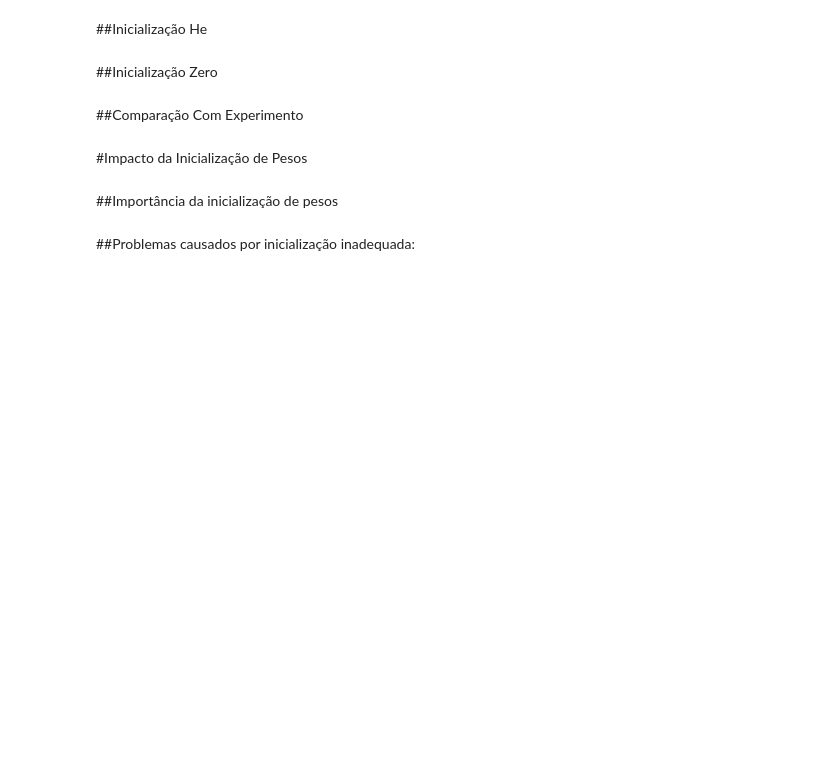
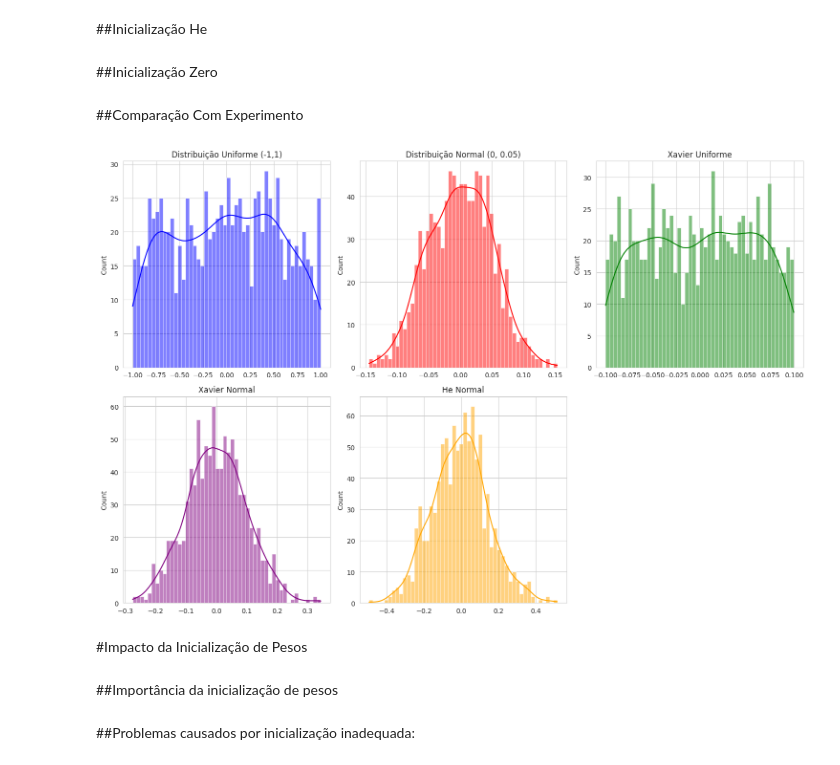
Before and after one commit to EmanuelSilva69/Rede-Neural-Material-Didatico-Inicializacao-de-Pesos, a Jupyter notebook: Documentacao/Inicialização_de_Pesos.ipynb, the cells around one changed output. Saved outputs shown, nothing was run; the diff lists cells and outputs as text; code cells hidden in the pictures; blank space fills up the shorter version.

```diff
--- a/Documentacao/Inicialização_de_Pesos.ipynb
+++ b/Documentacao/Inicialização_de_Pesos.ipynb
@@ -109,6 +186,66 @@ Desvantagem: Pode ser sensível ao valor escolhido para
 ##Inicialização Zero
 # %% [markdown]
 ##Comparação Com Experimento
+# %%
+import numpy as np
+import torch
+import matplotlib.pyplot as plt
+import seaborn as sns
+
+# Configuração do estilo dos gráficos
+sns.set_style("whitegrid")
+
+# Definição dos parâmetros
+num_pesos = 1000  # Quantidade de pesos a serem gerados
+n_in = 100  # Número de neurônios na camada de entrada
+
+# 📌 Inicialização Uniforme (-1, 1)
+pesos_uniform = np.random.uniform(-1, 1, num_pesos)
+
+# 📌 Inicialização Normal (Gaussiana) com média 0 e desvio padrão 0.05
+pesos_normal = np.random.normal(0, 0.05, num_pesos)
+
+# 📌 Inicialização Xavier Uniforme
+limite_xavier = 1 / np.sqrt(n_in)
+pesos_xavier = np.random.uniform(-limite_xavier, limite_xavier, num_pesos)
+
+# 📌 Inicialização Xavier Normal
+pesos_xavier_normal = np.random.normal(0, 1 / np.sqrt(n_in), num_pesos)
+
+# 📌 Inicialização He Normal (para ReLU)
+pesos_he = np.random.normal(0, np.sqrt(2 / n_in), num_pesos)
+
+# 📌 Criando Gráficos para Visualizar as Distribuições
+fig, axes = plt.subplots(2, 3, figsize=(15, 10))
+
+# Gráfico 1: Distribuição Uniforme (-1,1)
+sns.histplot(pesos_uniform, bins=50, kde=True, ax=axes[0, 0], color="blue")
+axes[0, 0].set_title("Distribuição Uniforme (-1,1)")
+
+# Gráfico 2: Distribuição Normal (0, 0.05)
+sns.histplot(pesos_normal, bins=50, kde=True, ax=axes[0, 1], color="red")
+axes[0, 1].set_title("Distribuição Normal (0, 0.05)")
+
+# Gráfico 3: Xavier Uniforme
+sns.histplot(pesos_xavier, bins=50, kde=True, ax=axes[0, 2], color="green")
+axes[0, 2].set_title("Xavier Uniforme")
+
+# Gráfico 4: Xavier Normal
+sns.histplot(pesos_xavier_normal, bins=50, kde=True, ax=axes[1, 0], color="purple")
+axes[1, 0].set_title("Xavier Normal")
+
+# Gráfico 5: He Normal
+sns.histplot(pesos_he, bins=50, kde=True, ax=axes[1, 1], color="orange")
+axes[1, 1].set_title("He Normal")
+
+# Remover eixo extra
+axes[1, 2].axis('off')
+
+# Ajuste da disposição dos gráficos
+plt.tight_layout()
+plt.show()
+# %% [output]
+[figure, added]
 # %% [markdown]
 #Impacto da Inicialização de Pesos
 # %% [markdown]
```
Also changed, not shown: parts of 1 cell of this notebook.
